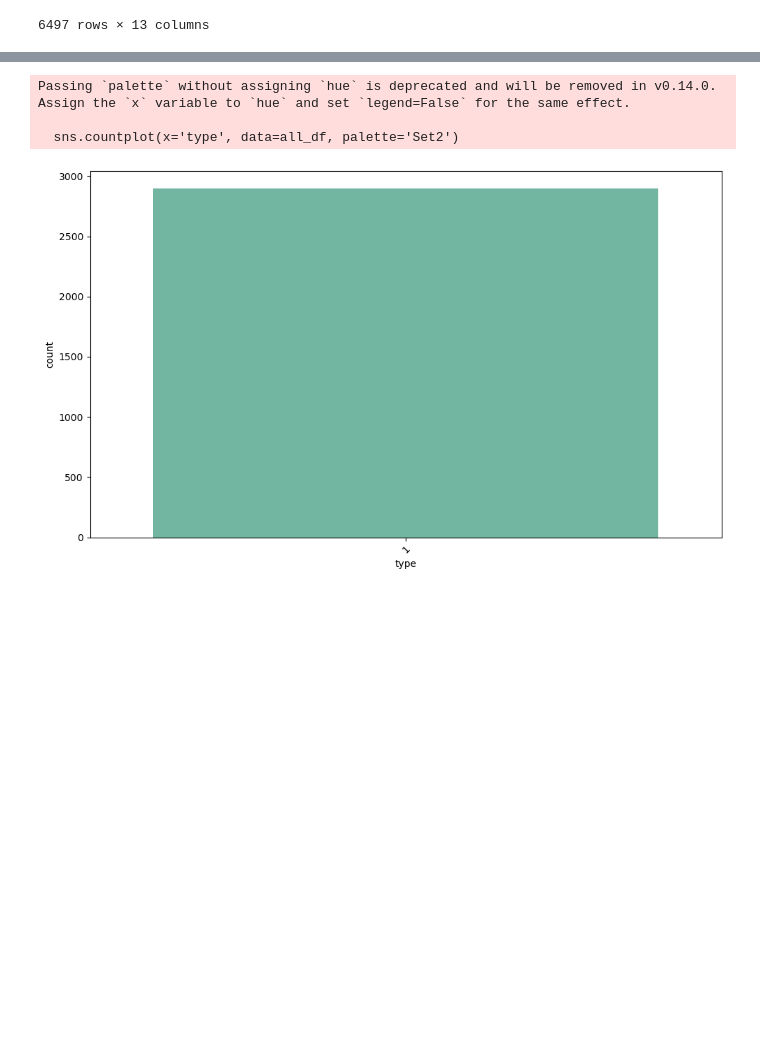
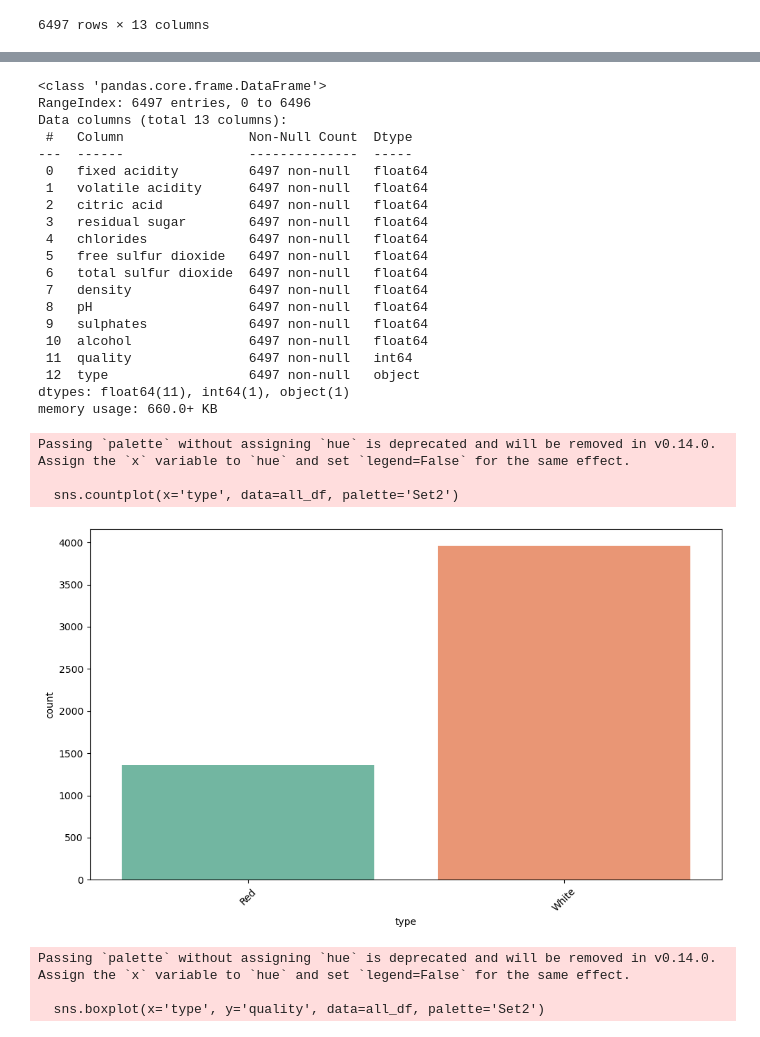
Before and after one commit to bbhatta10/practice, a Jupyter notebook: ML Presentation/ML.ipynb, the cells around one changed output, grey strips where cells are left out. Saved outputs shown, nothing was run; the diff lists cells and outputs as text; code cells hidden in the pictures; blank space fills up the shorter version.

```diff
--- a/ML Presentation/ML.ipynb
+++ b/ML Presentation/ML.ipynb
@@ -26,12 +26,3 @@ all_df
 | 6495 | 5.5 | 0.29 | 0.30 | 1.1 | 0.022 | 20.0 | ... |
 | 6496 | 6.0 | 0.21 | 0.38 | 0.8 | 0.020 | 22.0 | ... |
 6497 rows × 13 columns
-# %%
-
-# Encode wine_type as categorical
-from sklearn.preprocessing import LabelEncoder
-label_encoder = LabelEncoder()
-all_df['type'] = label_encoder.fit_transform(all_df['type'])  # Encode wine type
-# Check the encoding
-print(all_df['type'].value_counts())
-all_df
@@ -56,54 +29,55 @@ Name: count, dtype: int64
 # %%
 # 'Data Cleaning '
-# all_df.info()
+all_df.info()
+# Check for missing values, duplicates, and basic statistics
 all_df.isnull().sum()
 all_df.describe()
 all_df.duplicated().sum()
 all_df.drop_duplicates(inplace=True)
 all_df.reset_index(drop=True, inplace=True)  # Reset index after dropping duplicates
 all_df.duplicated().sum()
 
 # #Data Visualization
 import seaborn as sns
 import matplotlib.pyplot as plt
 plt.figure(figsize=(10, 6))
 sns.countplot(x='type', data=all_df, palette='Set2')
 # Display the count of each wine type
 plt.xticks(rotation=45)  # Rotate x-axis labels for better readability
 plt.tight_layout()  # Adjust layout to prevent clipping of tick-labels
 plt.show()
 
-# plt.figure(figsize=(12, 8))
-# sns.boxplot(x='type', y='quality', data=all_df, palette='Set2')
-# plt.title('Wine Quality by Type')
-# plt.xlabel('Wine Type')
-# plt.ylabel('Quality')
-# plt.show()
-
-
-# #apply IQR method to all numerical columns
-# all_df = remove_outliers(all_df, 'fixed acidity')  # Remove outliers in 'fixed acidity' column
-# all_df = remove_outliers(all_df, 'volatile acidity')  # Remove outliers in 'volatile acidity' column
-# all_df = remove_outliers(all_df, 'citric acid')  # Remove outliers in 'citric acid' column
-# all_df = remove_outliers(all_df, 'residual sugar')  # Remove outliers in 'residual sugar' column
-# all_df = remove_outliers(all_df, 'chlorides')  # Remove outliers in 'chlorides' column
-# all_df = remove_outliers(all_df, 'free sulfur dioxide')  # Remove outliers in 'free sulfur dioxide' column
-# all_df = remove_outliers(all_df, 'total sulfur dioxide')  # Remove outliers in 'total sulfur dioxide' column
-# all_df = remove_outliers(all_df, 'density')  # Remove outliers in 'density' column
-# all_df = remove_outliers(all_df, 'pH')  # Remove outliers in 'pH' column
-# all_df = remove_outliers(all_df, 'sulphates')  # Remove outliers in 'sulphates' column
-# all_df = remove_outliers(all_df, 'alcohol')          # Remove outliers in 'alcohol' column
-# all_df = remove_outliers(all_df, 'type')  # Remove outliers in 'type' column
-# all_df = remove_outliers(all_df, 'quality')  # Remove outliers in 'quality' column
-
-# Check for outliers again
-# for column in all_df.select_dtypes(include=[np.number]).columns:
-#     plt.figure(figsize=(10, 6))
-#     sns.boxplot(x=all_df[column])
-#     plt.title(f'Boxplot of {column}')
-#     plt.show()
+plt.figure(figsize=(12, 8))
+sns.boxplot(x='type', y='quality', data=all_df, palette='Set2')
+plt.title('Wine Quality by Type')
+plt.xlabel('Wine Type')
+plt.ylabel('Quality')
+plt.show()
 # %% [output]
-Passing `palette` without assigning `hue` is deprecated and will be removed in v0.14.0. Assign the `x` variable to `hue` and set `legend=False` for the same effect.
-
-  sns.countplot(x='type', data=all_df, palette='Set2')
+<class 'pandas.core.frame.DataFrame'>
+RangeIndex: 6497 entries, 0 to 6496
+Data columns (total 13 columns):
+ #   Column                Non-Null Count  Dtype
+---  ------                --------------  -----
+ 0   fixed acidity         6497 non-null   float64
+ 1   volatile acidity      6497 non-null   float64
+ 2   citric acid           6497 non-null   float64
+ 3   residual sugar        6497 non-null   float64
+ 4   chlorides             6497 non-null   float64
+ 5   free sulfur dioxide   6497 non-null   float64
+ 6   total sulfur dioxide  6497 non-null   float64
+ 7   density               6497 non-null   float64
+ 8   pH                    6497 non-null   float64
+ 9   sulphates             6497 non-null   float64
+ 10  alcohol               6497 non-null   float64
+ 11  quality               6497 non-null   int64
+ 12  type                  6497 non-null   object
+dtypes: float64(11), int64(1), object(1)
+memory usage: 660.0+ KB
+Passing `palette` without assigning `hue` is deprecated and will be removed in v0.14.0. Assign the `x` variable to `hue` and set `legend=False` for the same effect.
+
+  sns.countplot(x='type', data=all_df, palette='Set2')
-[figure, old version]
+[figure, new version]
+Passing `palette` without assigning `hue` is deprecated and will be removed in v0.14.0. Assign the `x` variable to `hue` and set `legend=False` for the same effect.
+
+  sns.boxplot(x='type', y='quality', data=all_df, palette='Set2')
```
Also changed, not shown: parts of 11 cells of this notebook.
